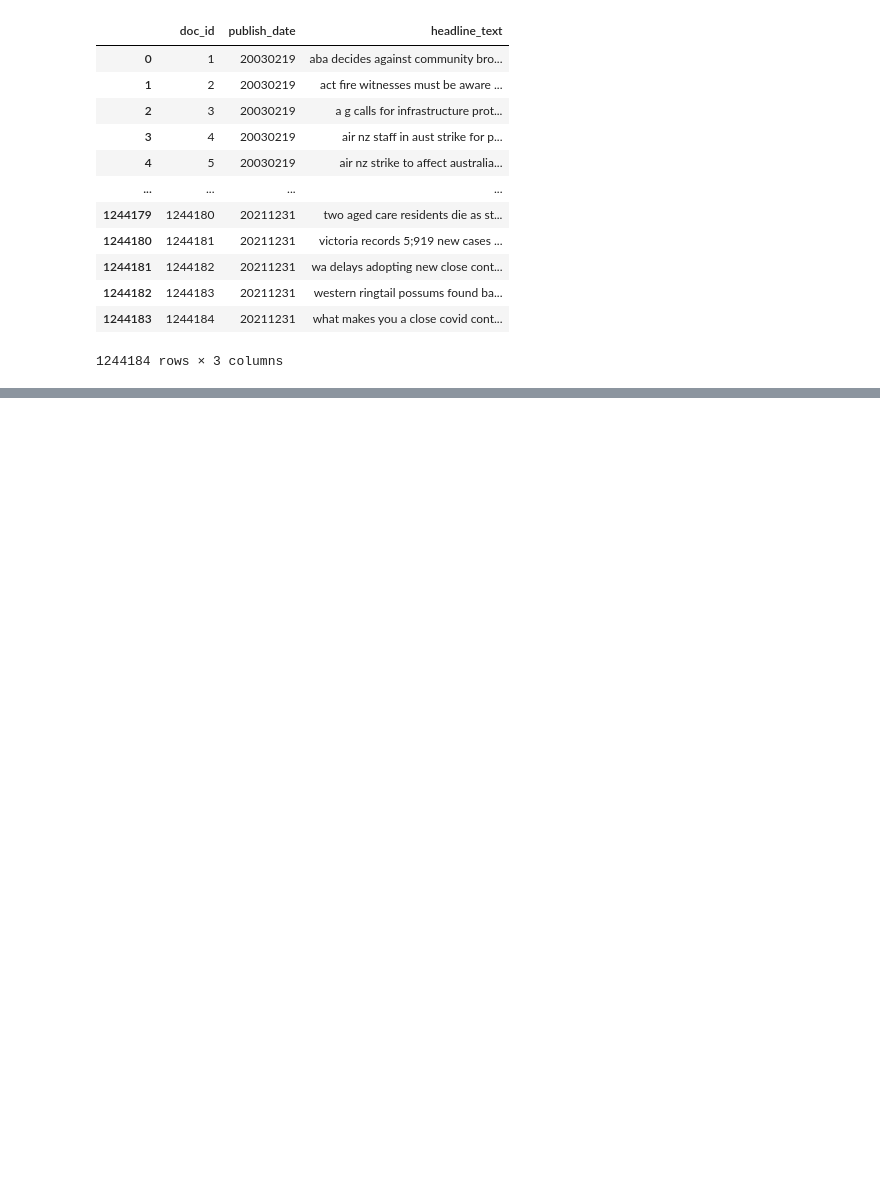
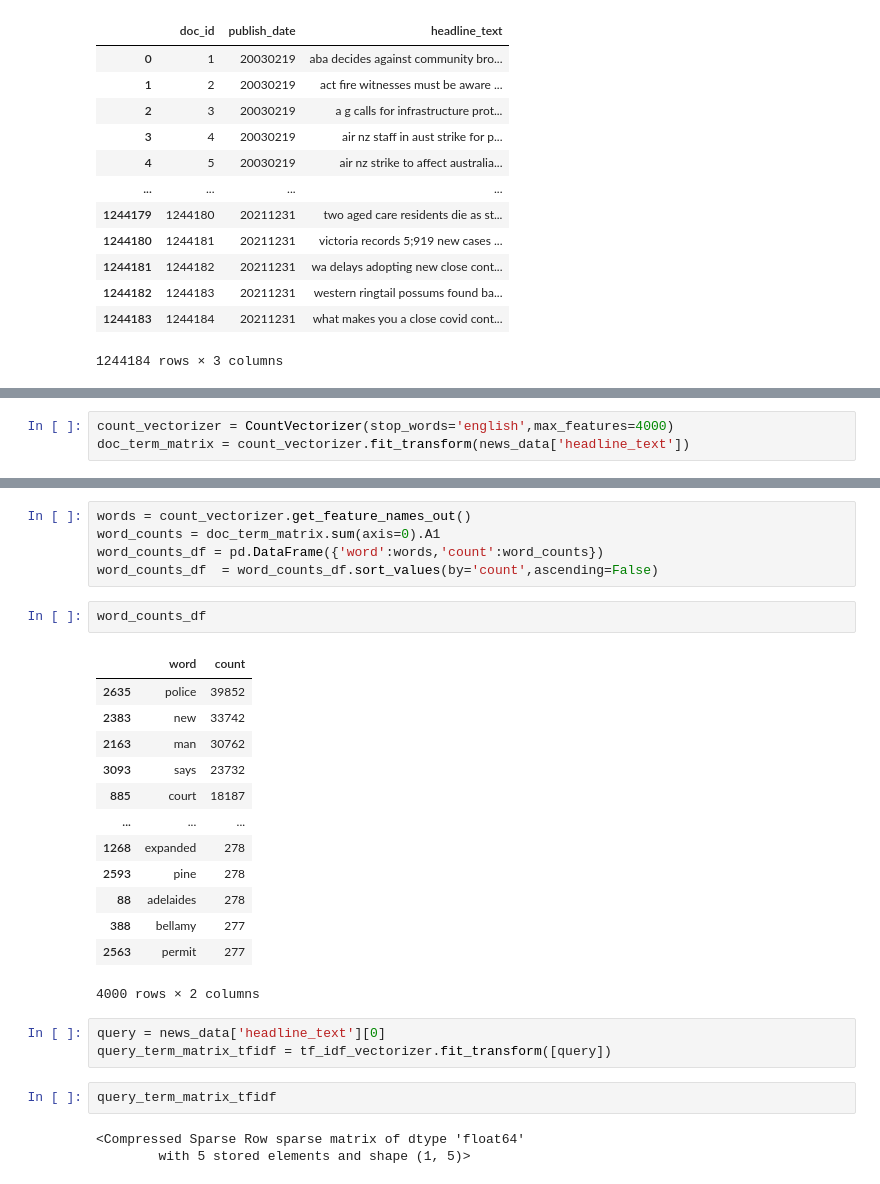
Before and after one commit to KrishnanditoLksn/News-InformationRetrieval, a Jupyter notebook: read_datas.ipynb, the cells around one changed output, grey strips where cells are left out. Drawn from its saved outputs; the diff is of its cells as text; blank space fills up the shorter version.

```diff
--- a/read_datas.ipynb
+++ b/read_datas.ipynb
@@ -191,0 +254,3 @@ news_data
+# %%
+count_vectorizer = CountVectorizer(stop_words='english',max_features=4000)
+doc_term_matrix = count_vectorizer.fit_transform(news_data['headline_text'])
@@ -191,0 +270,29 @@ news_data
+# %%
+words = count_vectorizer.get_feature_names_out()
+word_counts = doc_term_matrix.sum(axis=0).A1
+word_counts_df = pd.DataFrame({'word':words,'count':word_counts})
+word_counts_df  = word_counts_df.sort_values(by='count',ascending=False)
+# %%
+word_counts_df
+# %% [output]
+|  | word | count |
+| 2635 | police | 39852 |
+| 2383 | new | 33742 |
+| 2163 | man | 30762 |
+| 3093 | says | 23732 |
+| 885 | court | 18187 |
+| ... | ... | ... |
+| 1268 | expanded | 278 |
+| 2593 | pine | 278 |
+| 88 | adelaides | 278 |
+| 388 | bellamy | 277 |
+| 2563 | permit | 277 |
+4000 rows × 2 columns
+# %%
+query = news_data['headline_text'][0]
+query_term_matrix_tfidf = tf_idf_vectorizer.fit_transform([query])
+# %%
+query_term_matrix_tfidf
+# %% [output]
+<Compressed Sparse Row sparse matrix of dtype 'float64'
+        with 5 stored elements and shape (1, 5)>
```
Also changed, not shown: parts of 13 cells of this notebook.
